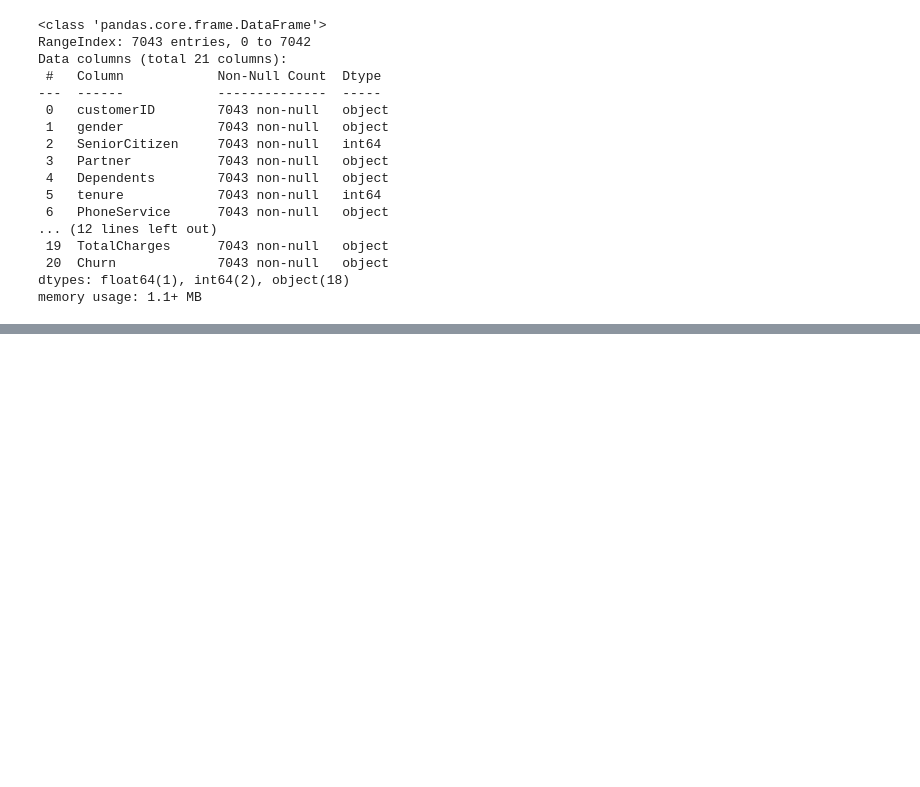
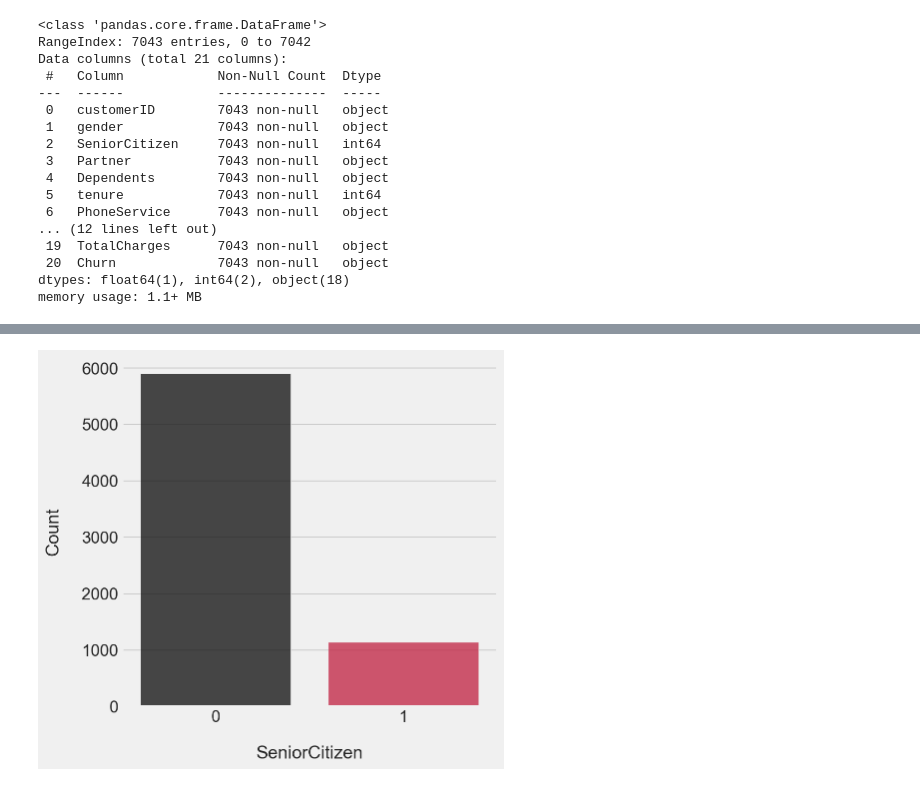
Before and after one commit to esbatiehsan/customer-churn, a Jupyter notebook: data-cleaning-exploration.ipynb, the cells around one changed output, grey strips where cells are left out. Cells and saved outputs as stored; diff of their text form; code cells hidden in the pictures; blank space fills up the shorter version.

```diff
--- a/data-cleaning-exploration.ipynb
+++ b/data-cleaning-exploration.ipynb
@@ -71,0 +81,4 @@ Name: Churn, dtype: float64
+# %%
+FeaturePlot('SeniorCitizen')
+# %% [output]
+[figure, added]
```
Also changed, not shown: parts of 5 cells of this notebook.
